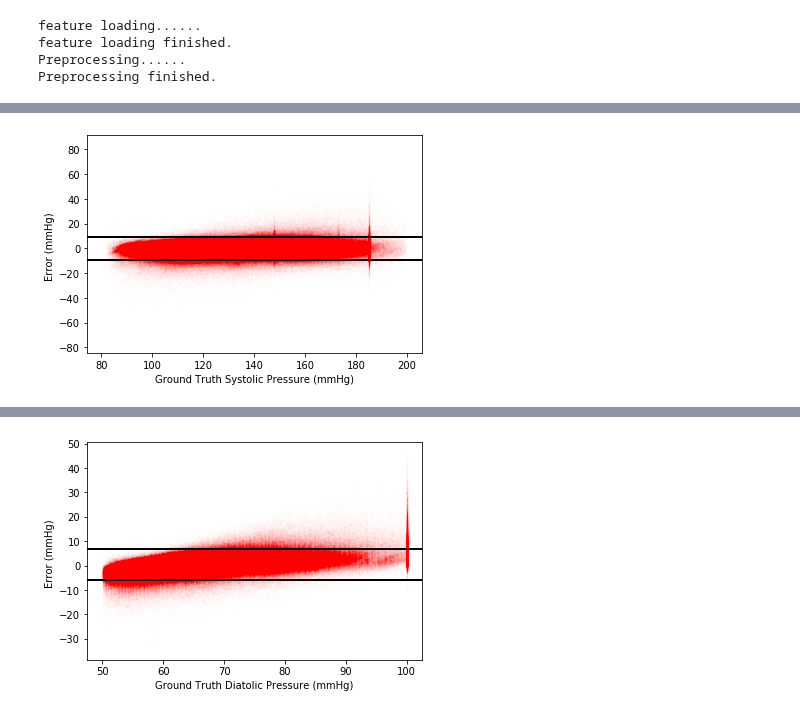
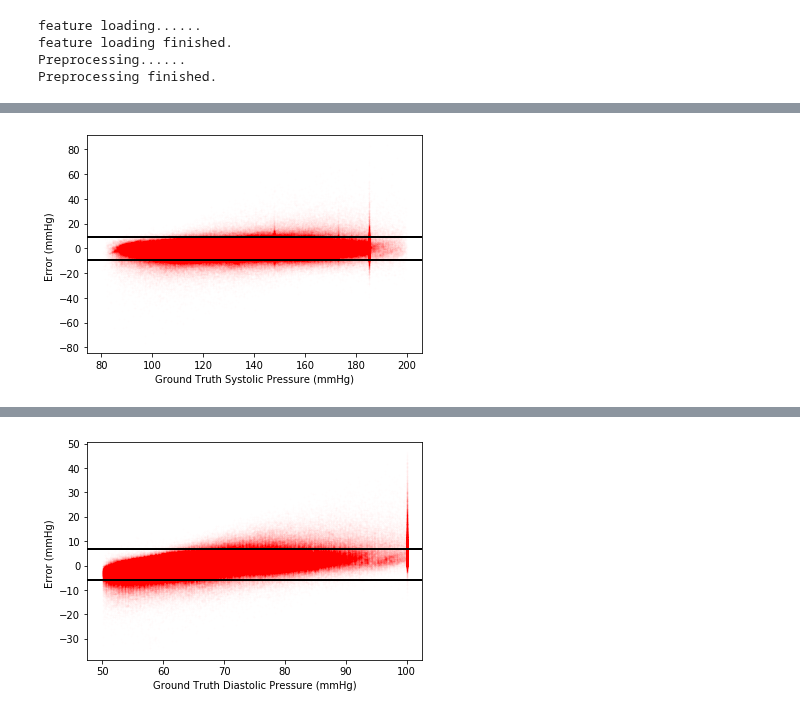
Before and after one commit to Yan-Cheng-Hsu/Blood-Pressure-Estimation-Model, a Jupyter notebook: Performance/bestModel_report.ipynb, the cells around one changed output, grey strips where cells are left out. Saved outputs shown, nothing was run; the diff lists cells and outputs as text; code cells hidden in the pictures.

```diff
--- a/Performance/bestModel_report.ipynb
+++ b/Performance/bestModel_report.ipynb
@@ -332,7 +332,7 @@ for i in m:
         print( 'Max of Error = ' , np.max( err_dbp ) )
         print( 'Min of Error = ' , np.min( err_dbp ) )
         plt.scatter( t_dbp , err_dbp , color = 'red' , marker = 'o' , s = 3 , alpha = 1/255 )
-        plt.xlabel( 'Ground Truth Diatolic Pressure (mmHg)' )
+        plt.xlabel( 'Ground Truth Diastolic Pressure (mmHg)' )
         plt.ylabel( 'Error (mmHg) ' )
         plt.axhline( np.mean( err_dbp ) + 1.96*np.std( err_dbp ) , color = 'black' , linewidth = 2 )
         plt.axhline( np.mean( err_dbp ) - 1.96*np.std( err_dbp ) , color = 'black' , linewidth = 2 )
@@ -350,6 +350,6 @@ Std of Error =  3.2765907578948927
 Max of Error =  46.47109603881836
 Min of Error =  -34.56241971667729
-[figure, old version]
+[figure, new version]
 # %%
 Att = {}
 Att['SBP'] = err_sbp
```
Also changed, not shown: parts of 11 cells of this notebook, 1 other file.
